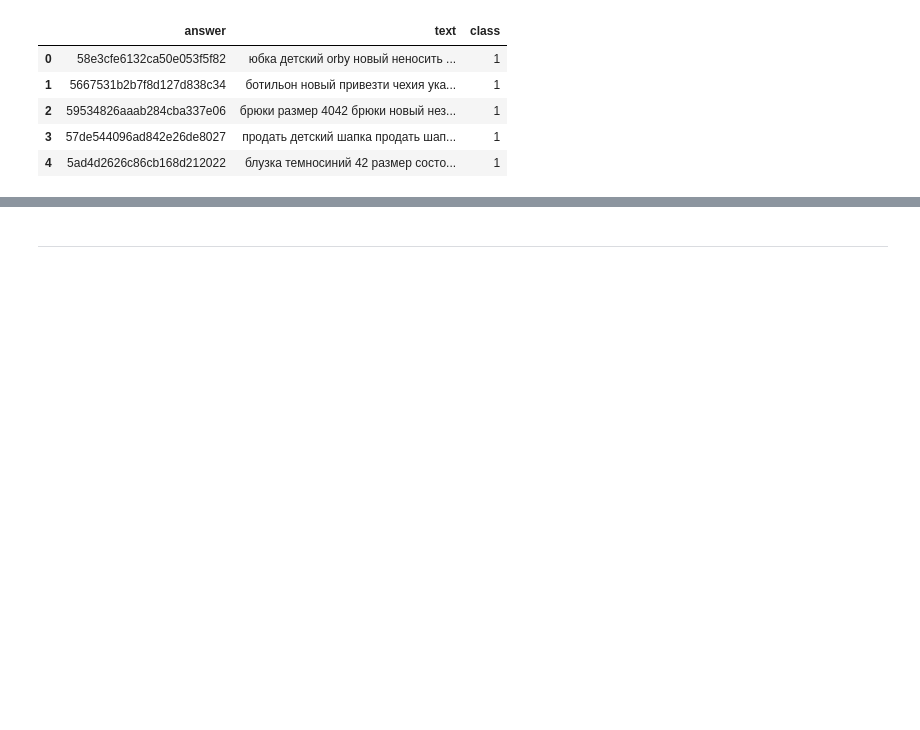
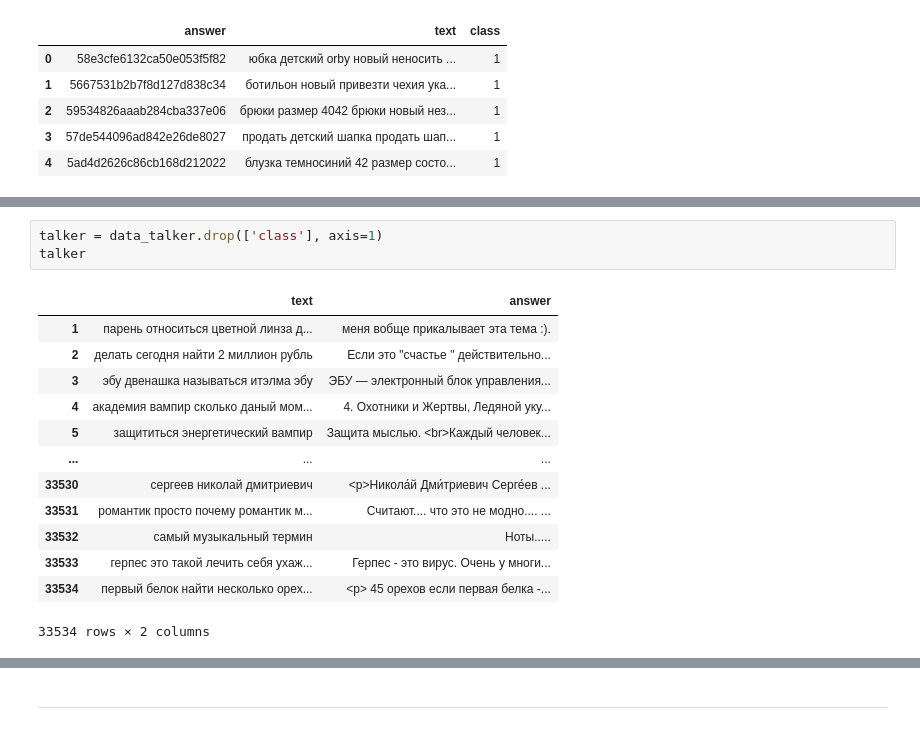
Before and after one commit to hotdonkey/data_science, a Jupyter notebook: Python/PDA-1/bot_first.ipynb, the cells around one changed output, grey strips where cells are left out. Saved outputs shown, nothing was run; the diff lists cells and outputs as text; blank space fills up the shorter version.

```diff
--- a/Python/PDA-1/bot_first.ipynb
+++ b/Python/PDA-1/bot_first.ipynb
@@ -134,0 +190,17 @@ print(accuracy_score(y_test, predictions))
+# %%
+talker = data_talker.drop(['class'], axis=1)
+talker
+# %% [output]
+|  | text | answer |
+| 1 | парень относиться цветной линза д... | меня вобще прикалывает эта тема :). |
+| 2 | делать сегодня найти 2 миллион рубль | Если это "счастье " действительно... |
+| 3 | эбу двенашка называться итэлма эбу | ЭБУ — электронный блок управления... |
+| 4 | академия вампир сколько даный мом... | 4. Охотники и Жертвы, Ледяной уку... |
+| 5 | защититься энергетический вампир | Защита мыслью. <br>Каждый человек... |
+| ... | ... | ... |
+| 33530 | сергеев николай дмитриевич | <p>Никола́й Дми́триевич Серге́ев ... |
+| 33531 | романтик просто почему романтик м... | Считают.... что это не модно.... ... |
+| 33532 | самый музыкальный термин | Ноты..... |
+| 33533 | герпес это такой лечить себя ухаж... | Герпес - это вирус. Очень у многи... |
+| 33534 | первый белок найти несколько орех... | <p> 45 орехов если первая белка -... |
+33534 rows × 2 columns
```
Also changed, not shown: parts of 19 cells of this notebook, 3 other files.
